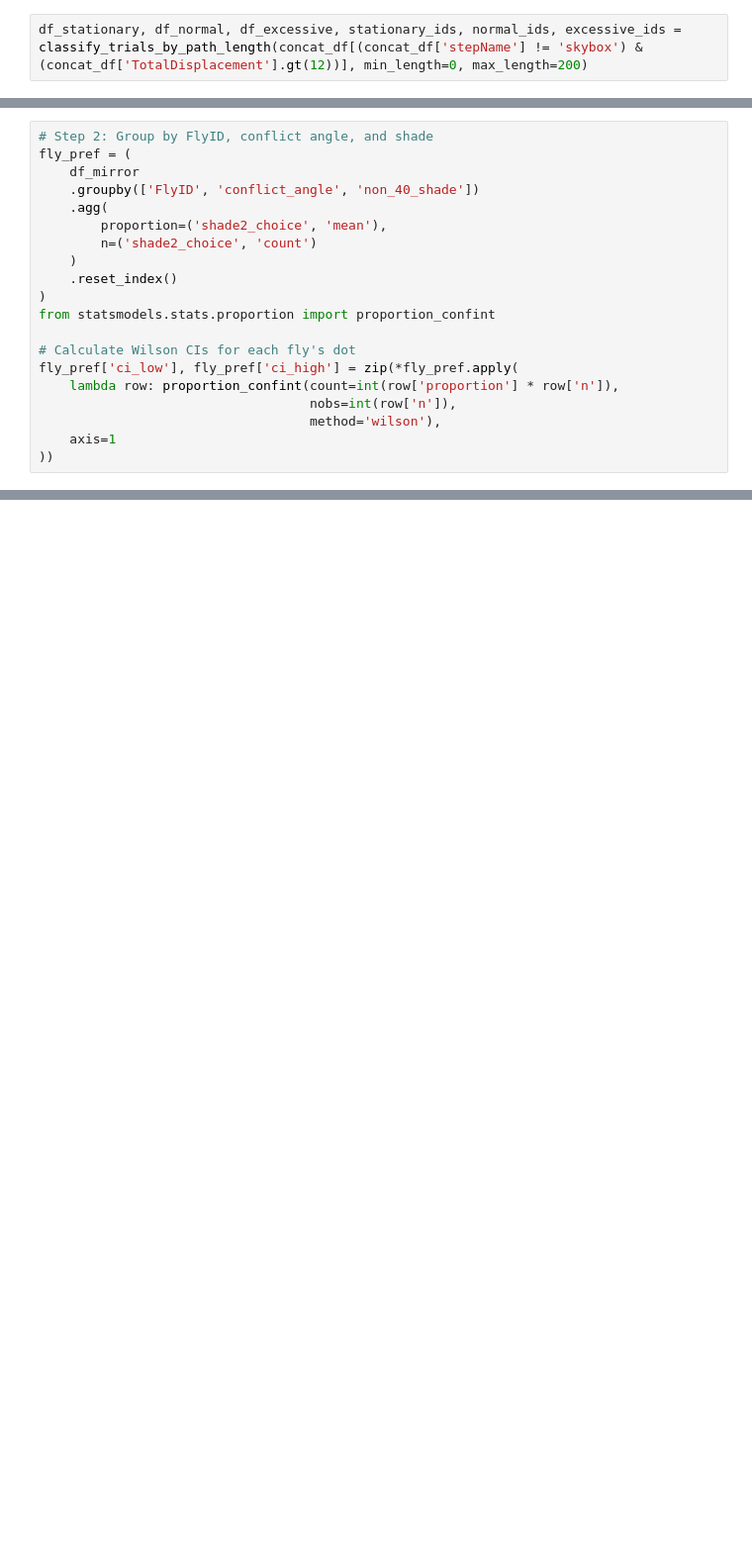
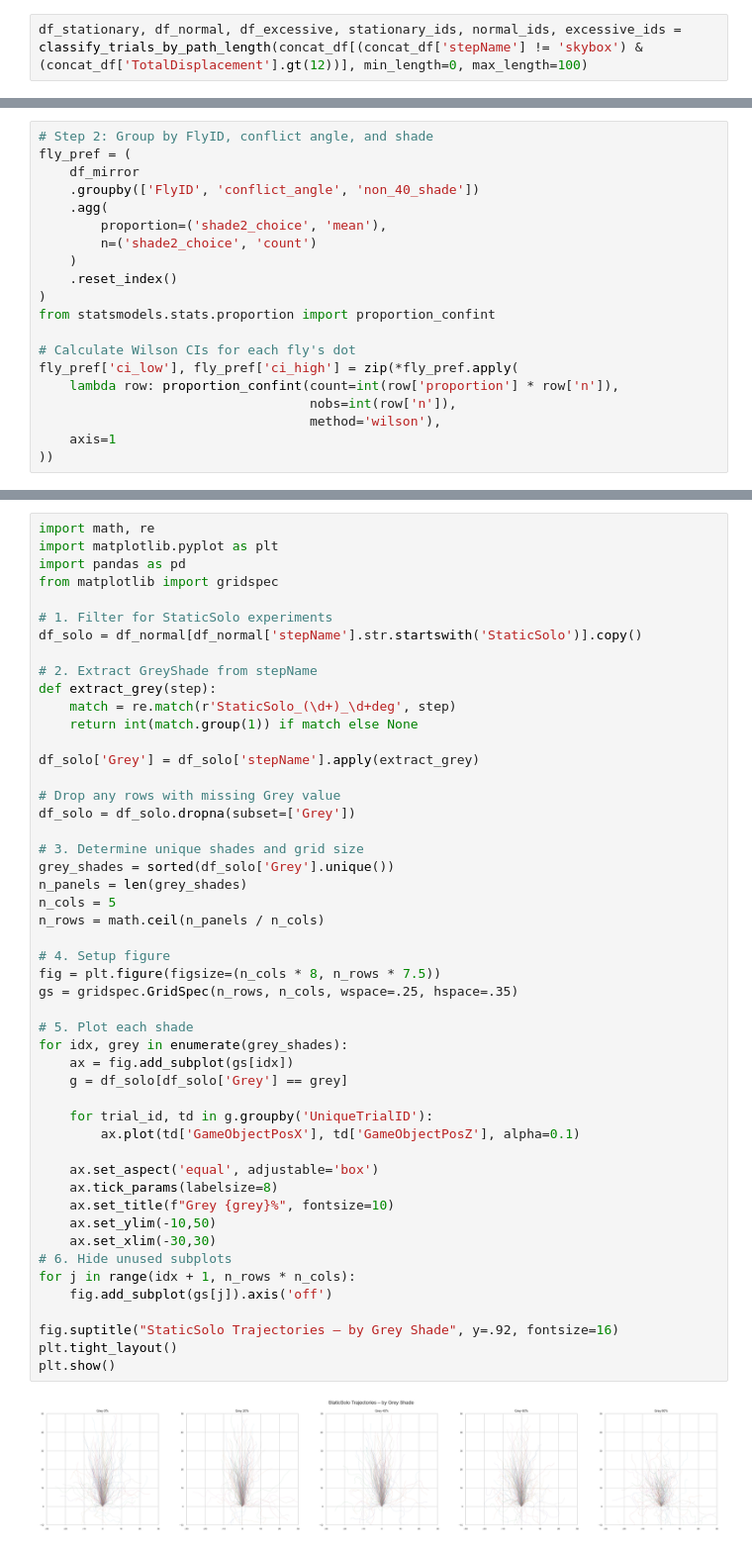
Before and after one commit to AugustPa/VRDataAnalysis, a Jupyter notebook: Ants/static_grayPreferences.ipynb, the cells around one changed output, grey strips where cells are left out. Shown at 99% size. Saved outputs shown, nothing was run; the diff lists cells and outputs as text; blank space fills up the shorter version.

```diff
--- a/Ants/static_grayPreferences.ipynb
+++ b/Ants/static_grayPreferences.ipynb
@@ -23,7 +23,7 @@ if RUN_HIDDEN_CELLS:
 concat_df_path_pickle = '/Users/apaula/src/VRDataAnalysis/Ants/preprocessed_data/staticDecisions/GreyPreferences_concat_df.pkl'
 concat_df = pd.read_pickle(concat_df_path_pickle)
 # %%
-df_stationary, df_normal, df_excessive, stationary_ids, normal_ids, excessive_ids = classify_trials_by_path_length(concat_df[(concat_df['stepName'] != 'skybox') & (concat_df['TotalDisplacement'].gt(12))], min_length=0, max_length=200)
+df_stationary, df_normal, df_excessive, stationary_ids, normal_ids, excessive_ids = classify_trials_by_path_length(concat_df[(concat_df['stepName'] != 'skybox') & (concat_df['TotalDisplacement'].gt(12))], min_length=0, max_length=100)
 # %%
 total_unique_trials = concat_df[(concat_df['stepName'] != 'skybox')]['UniqueTrialID'].nunique()
 
@@ -547,0 +794,51 @@ plt.show()
+# %%
+import math, re
+import matplotlib.pyplot as plt
+import pandas as pd
+from matplotlib import gridspec
+
+# 1. Filter for StaticSolo experiments
+df_solo = df_normal[df_normal['stepName'].str.startswith('StaticSolo')].copy()
+
+# 2. Extract GreyShade from stepName
+def extract_grey(step):
+    match = re.match(r'StaticSolo_(\d+)_\d+deg', step)
+    return int(match.group(1)) if match else None
+
+df_solo['Grey'] = df_solo['stepName'].apply(extract_grey)
+
+# Drop any rows with missing Grey value
+df_solo = df_solo.dropna(subset=['Grey'])
+
+# 3. Determine unique shades and grid size
+grey_shades = sorted(df_solo['Grey'].unique())
+n_panels = len(grey_shades)
+n_cols = 5
+n_rows = math.ceil(n_panels / n_cols)
+
+# 4. Setup figure
+fig = plt.figure(figsize=(n_cols * 8, n_rows * 7.5))
+gs = gridspec.GridSpec(n_rows, n_cols, wspace=.25, hspace=.35)
+
+# 5. Plot each shade
+for idx, grey in enumerate(grey_shades):
+    ax = fig.add_subplot(gs[idx])
+    g = df_solo[df_solo['Grey'] == grey]
+
+    for trial_id, td in g.groupby('UniqueTrialID'):
+        ax.plot(td['GameObjectPosX'], td['GameObjectPosZ'], alpha=0.1)
+
+    ax.set_aspect('equal', adjustable='box')
+    ax.tick_params(labelsize=8)
+    ax.set_title(f"Grey {grey}%", fontsize=10)
+    ax.set_ylim(-10,50)
+    ax.set_xlim(-30,30)
+# 6. Hide unused subplots
+for j in range(idx + 1, n_rows * n_cols):
+    fig.add_subplot(gs[j]).axis('off')
+
+fig.suptitle("StaticSolo Trajectories – by Grey Shade", y=.92, fontsize=16)
+plt.tight_layout()
+plt.show()
+# %% [output]
+[figure, added]
```
Also changed, not shown: parts of 33 cells of this notebook, 8 other files.
